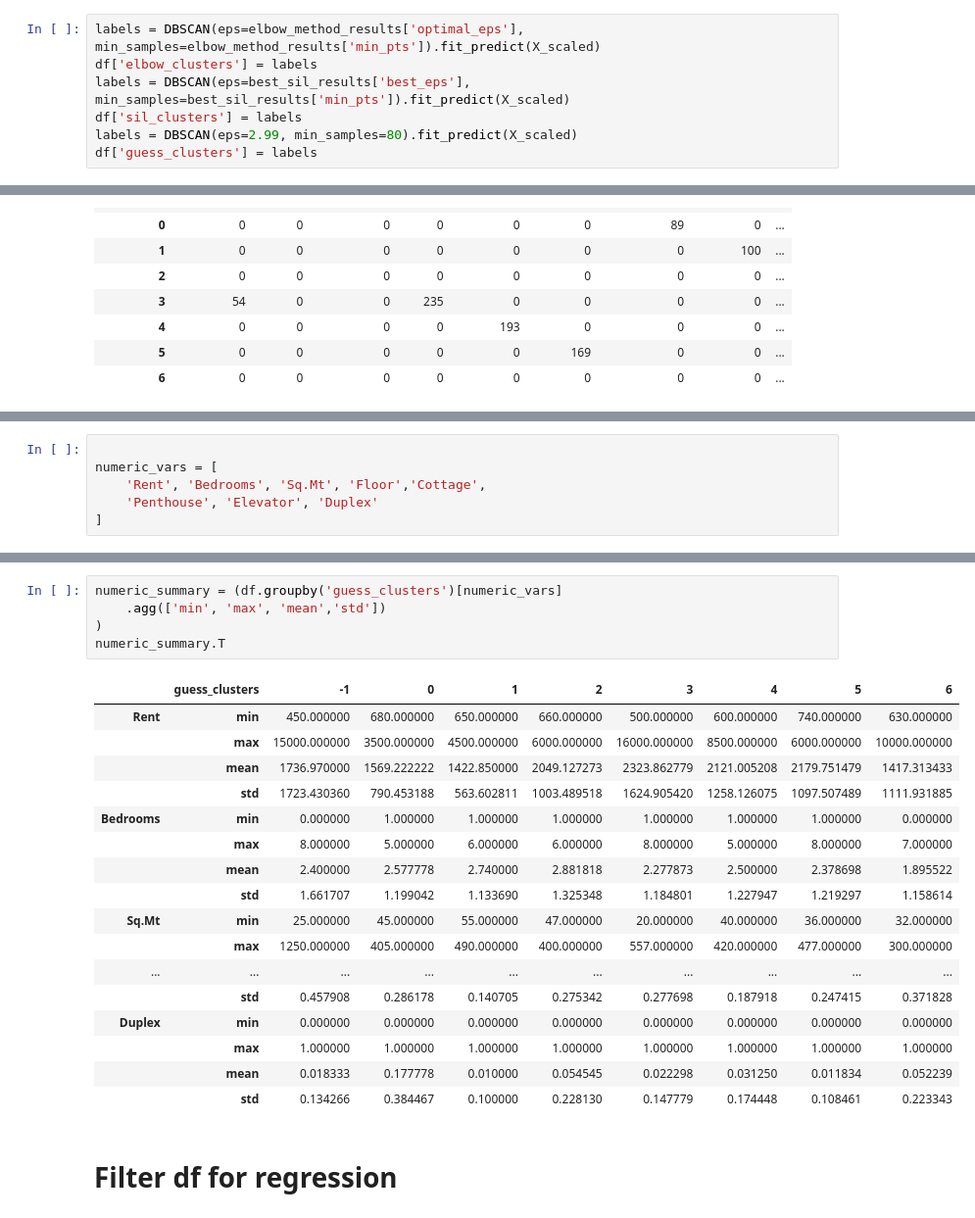
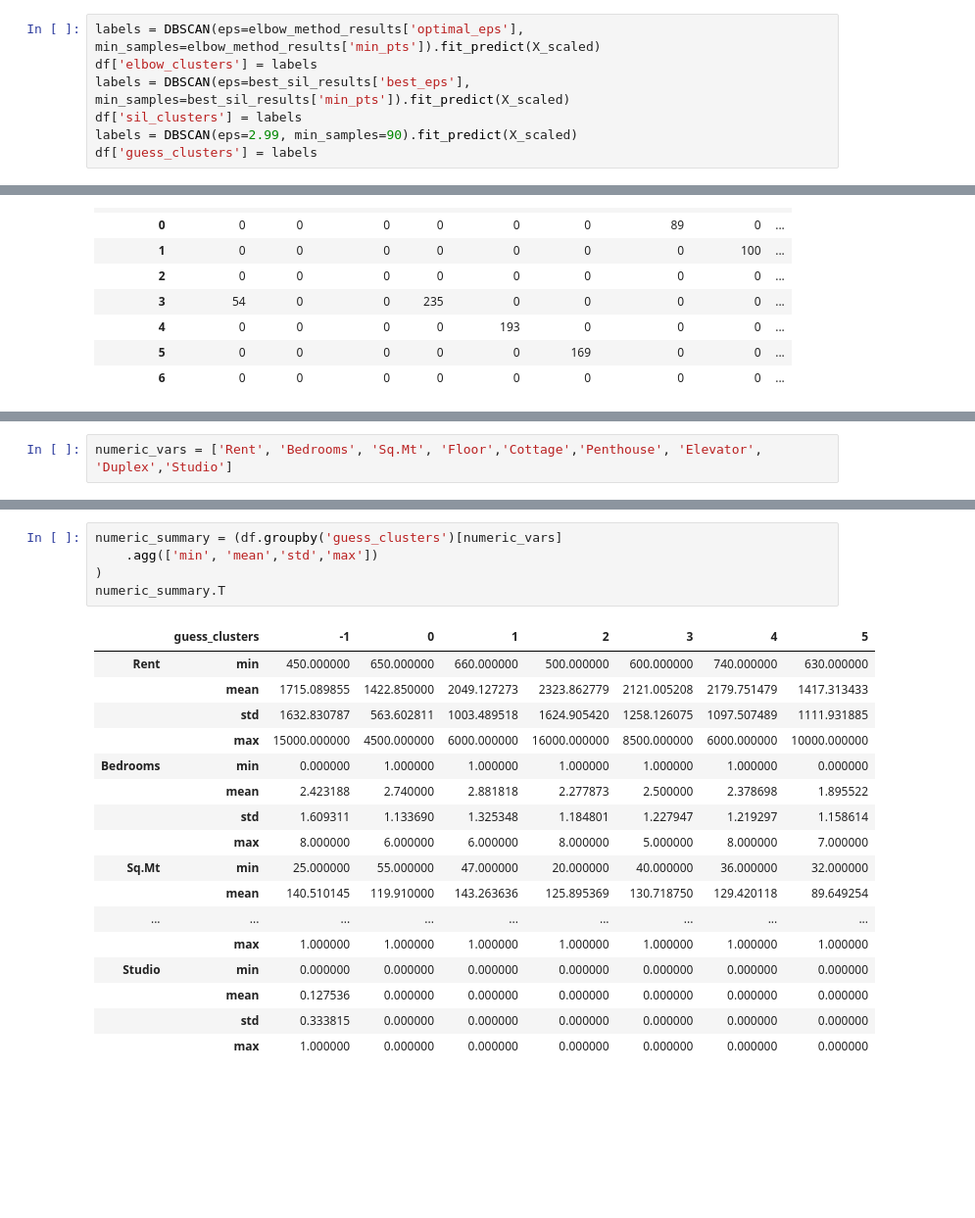
Before and after one commit to JJR9903/IE-MBDS-ML-1-group-project, a Jupyter notebook: notebooks/Group project draft 2 .ipynb, the cells around one changed output, grey strips where cells are left out. Shown at 98% size. Drawn from its saved outputs; the diff is of its cells as text; blank space fills up the shorter version.

```diff
--- a/notebooks/Group project draft 2 .ipynb
+++ b/notebooks/Group project draft 2 .ipynb
@@ -838,5 +863,5 @@ labels = DBSCAN(eps=elbow_method_results['optimal_eps'], min_samples=elbow_metho
 df['elbow_clusters'] = labels
 labels = DBSCAN(eps=best_sil_results['best_eps'], min_samples=best_sil_results['min_pts']).fit_predict(X_scaled)
 df['sil_clusters'] = labels
-labels = DBSCAN(eps=2.99, min_samples=80).fit_predict(X_scaled)
+labels = DBSCAN(eps=2.99, min_samples=90).fit_predict(X_scaled)
 df['guess_clusters'] = labels
@@ -883,6 +898,2 @@ district_counts
 # %%
-
-numeric_vars = [
-    'Rent', 'Bedrooms', 'Sq.Mt', 'Floor','Cottage',
-    'Penthouse', 'Elevator', 'Duplex'
-]
+numeric_vars = ['Rent', 'Bedrooms', 'Sq.Mt', 'Floor','Cottage','Penthouse', 'Elevator', 'Duplex','Studio']
@@ -935,25 +923,23 @@ numeric_summary.T
 # %%
 numeric_summary = (df.groupby('guess_clusters')[numeric_vars]
-    .agg(['min', 'max', 'mean','std'])
+    .agg(['min', 'mean','std','max'])
 )
 numeric_summary.T
 # %% [output]
-|  | guess_clusters | -1 | 0 | 1 | 2 | 3 | 4 | 5 | 6 |
-| Rent | min | 450.000000 | 680.000000 | 650.000000 | 660.000000 | 500.000000 | 600.000000 | 740.000000 | 630.000000 |
-|  | max | 15000.000000 | 3500.000000 | 4500.000000 | 6000.000000 | 16000.000000 | 8500.000000 | 6000.000000 | 10000.000000 |
-|  | mean | 1736.970000 | 1569.222222 | 1422.850000 | 2049.127273 | 2323.862779 | 2121.005208 | 2179.751479 | 1417.313433 |
-|  | std | 1723.430360 | 790.453188 | 563.602811 | 1003.489518 | 1624.905420 | 1258.126075 | 1097.507489 | 1111.931885 |
-| Bedrooms | min | 0.000000 | 1.000000 | 1.000000 | 1.000000 | 1.000000 | 1.000000 | 1.000000 | 0.000000 |
-|  | max | 8.000000 | 5.000000 | 6.000000 | 6.000000 | 8.000000 | 5.000000 | 8.000000 | 7.000000 |
-|  | mean | 2.400000 | 2.577778 | 2.740000 | 2.881818 | 2.277873 | 2.500000 | 2.378698 | 1.895522 |
-|  | std | 1.661707 | 1.199042 | 1.133690 | 1.325348 | 1.184801 | 1.227947 | 1.219297 | 1.158614 |
-| Sq.Mt | min | 25.000000 | 45.000000 | 55.000000 | 47.000000 | 20.000000 | 40.000000 | 36.000000 | 32.000000 |
-|  | max | 1250.000000 | 405.000000 | 490.000000 | 400.000000 | 557.000000 | 420.000000 | 477.000000 | 300.000000 |
-| ... | ... | ... | ... | ... | ... | ... | ... | ... | ... |
-|  | std | 0.457908 | 0.286178 | 0.140705 | 0.275342 | 0.277698 | 0.187918 | 0.247415 | 0.371828 |
-| Duplex | min | 0.000000 | 0.000000 | 0.000000 | 0.000000 | 0.000000 | 0.000000 | 0.000000 | 0.000000 |
-|  | max | 1.000000 | 1.000000 | 1.000000 | 1.000000 | 1.000000 | 1.000000 | 1.000000 | 1.000000 |
-|  | mean | 0.018333 | 0.177778 | 0.010000 | 0.054545 | 0.022298 | 0.031250 | 0.011834 | 0.052239 |
-|  | std | 0.134266 | 0.384467 | 0.100000 | 0.228130 | 0.147779 | 0.174448 | 0.108461 | 0.223343 |
+|  | guess_clusters | -1 | 0 | 1 | 2 | 3 | 4 | 5 |
+| Rent | min | 450.000000 | 650.000000 | 660.000000 | 500.000000 | 600.000000 | 740.000000 | 630.000000 |
+|  | mean | 1715.089855 | 1422.850000 | 2049.127273 | 2323.862779 | 2121.005208 | 2179.751479 | 1417.313433 |
+|  | std | 1632.830787 | 563.602811 | 1003.489518 | 1624.905420 | 1258.126075 | 1097.507489 | 1111.931885 |
+|  | max | 15000.000000 | 4500.000000 | 6000.000000 | 16000.000000 | 8500.000000 | 6000.000000 | 10000.000000 |
+| Bedrooms | min | 0.000000 | 1.000000 | 1.000000 | 1.000000 | 1.000000 | 1.000000 | 0.000000 |
+|  | mean | 2.423188 | 2.740000 | 2.881818 | 2.277873 | 2.500000 | 2.378698 | 1.895522 |
+|  | std | 1.609311 | 1.133690 | 1.325348 | 1.184801 | 1.227947 | 1.219297 | 1.158614 |
+|  | max | 8.000000 | 6.000000 | 6.000000 | 8.000000 | 5.000000 | 8.000000 | 7.000000 |
+| Sq.Mt | min | 25.000000 | 55.000000 | 47.000000 | 20.000000 | 40.000000 | 36.000000 | 32.000000 |
+|  | mean | 140.510145 | 119.910000 | 143.263636 | 125.895369 | 130.718750 | 129.420118 | 89.649254 |
+| ... | ... | ... | ... | ... | ... | ... | ... | ... |
+|  | max | 1.000000 | 1.000000 | 1.000000 | 1.000000 | 1.000000 | 1.000000 | 1.000000 |
+| Studio | min | 0.000000 | 0.000000 | 0.000000 | 0.000000 | 0.000000 | 0.000000 | 0.000000 |
+|  | mean | 0.127536 | 0.000000 | 0.000000 | 0.000000 | 0.000000 | 0.000000 | 0.000000 |
+|  | std | 0.333815 | 0.000000 | 0.000000 | 0.000000 | 0.000000 | 0.000000 | 0.000000 |
+|  | max | 1.000000 | 0.000000 | 0.000000 | 0.000000 | 0.000000 | 0.000000 | 0.000000 |
-# %% [markdown]
-# Filter df for regression
```
Also changed, not shown: parts of 124 cells of this notebook.
